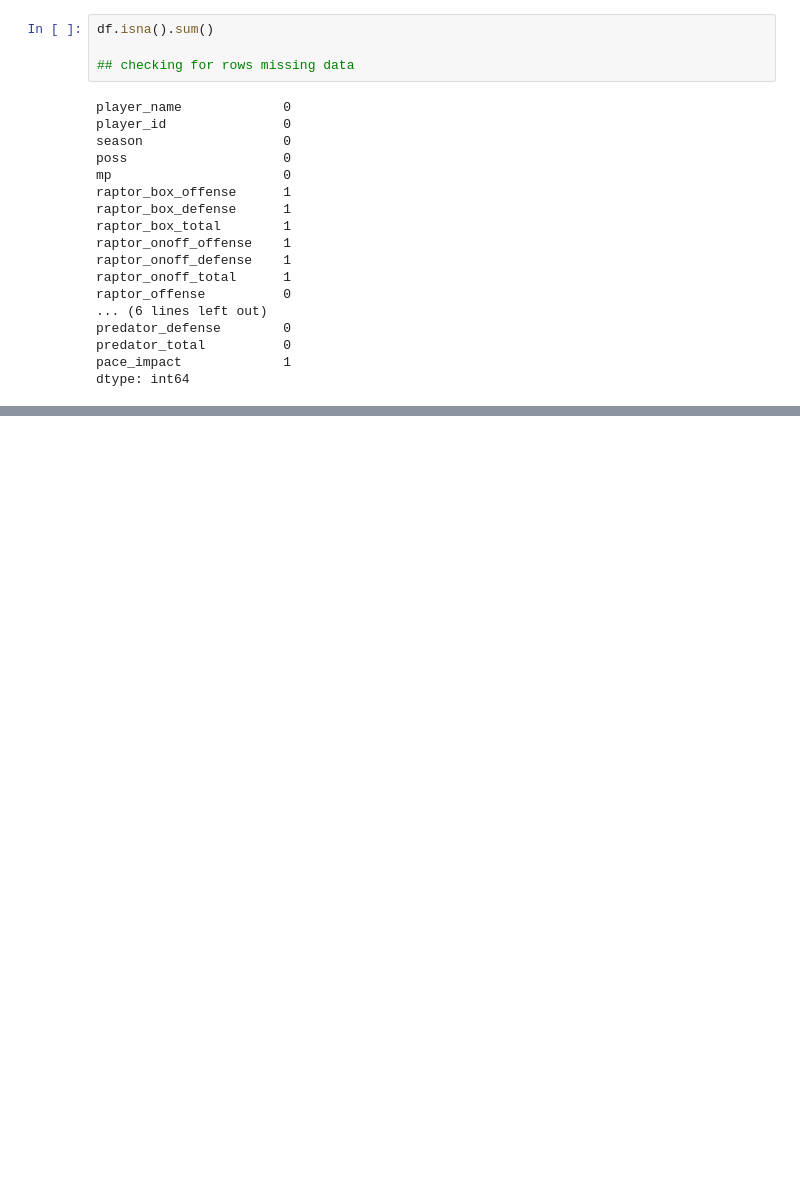
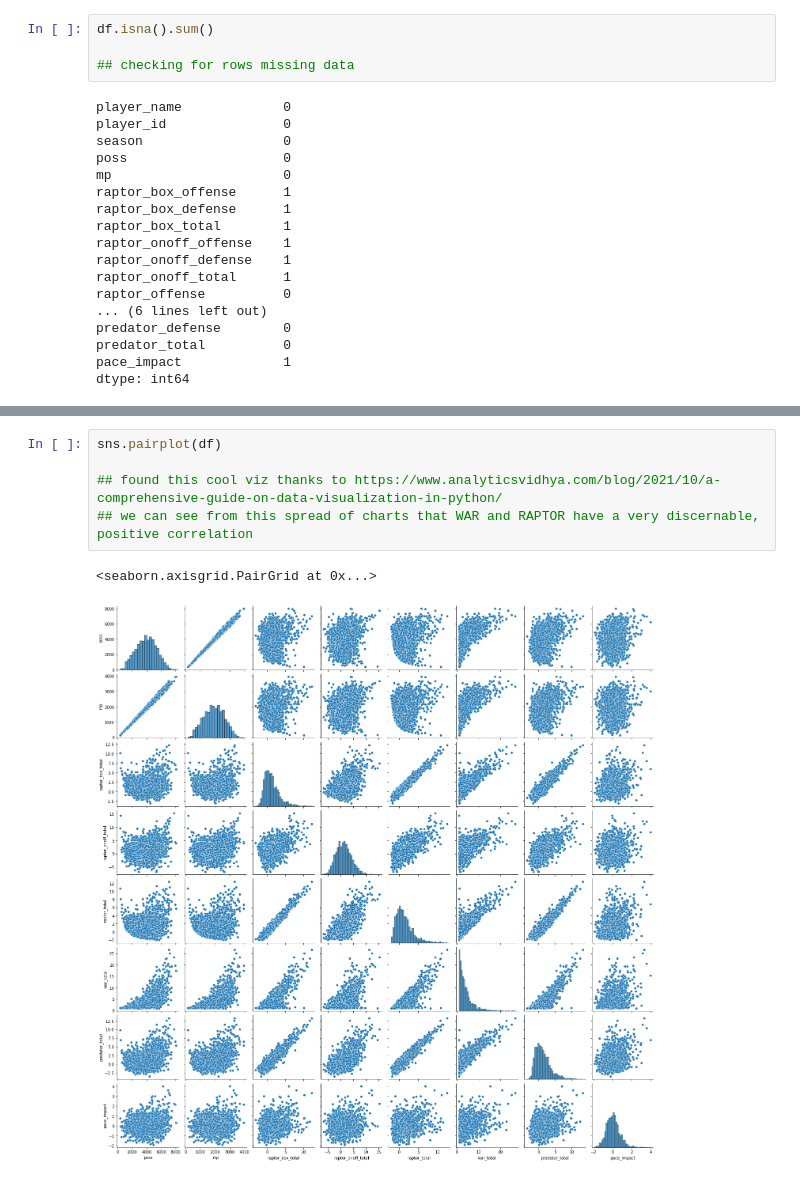
Before and after one commit to acafiero/sports-project2, a Jupyter notebook: Cafiero_Project_2.ipynb, the cells around one changed output, grey strips where cells are left out. Drawn from its saved outputs; the diff is of its cells as text; blank space fills up the shorter version.

```diff
--- a/Cafiero_Project_2.ipynb
+++ b/Cafiero_Project_2.ipynb
@@ -129,0 +217,8 @@ dtype: int64
+# %%
+sns.pairplot(df)
+
+## found this cool viz thanks to https://www.analyticsvidhya.com/blog/2021/10/a-comprehensive-guide-on-data-visualization-in-python/
+## we can see from this spread of charts that WAR and RAPTOR have a very discernable, positive correlation
+# %% [output]
+<seaborn.axisgrid.PairGrid at 0x...>
+[figure, added]
```
Also changed, not shown: parts of 30 cells of this notebook.
